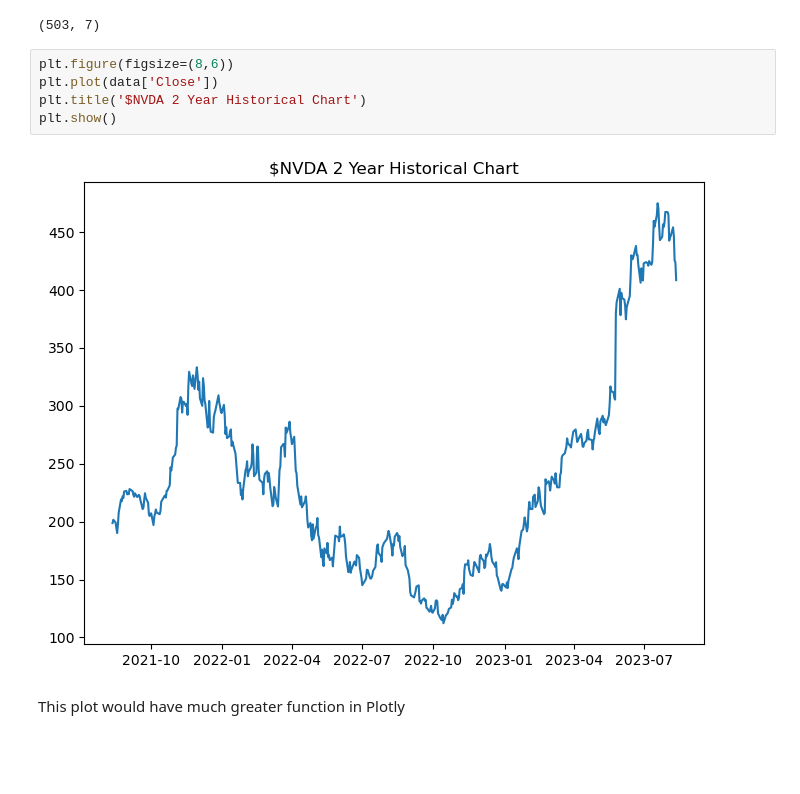
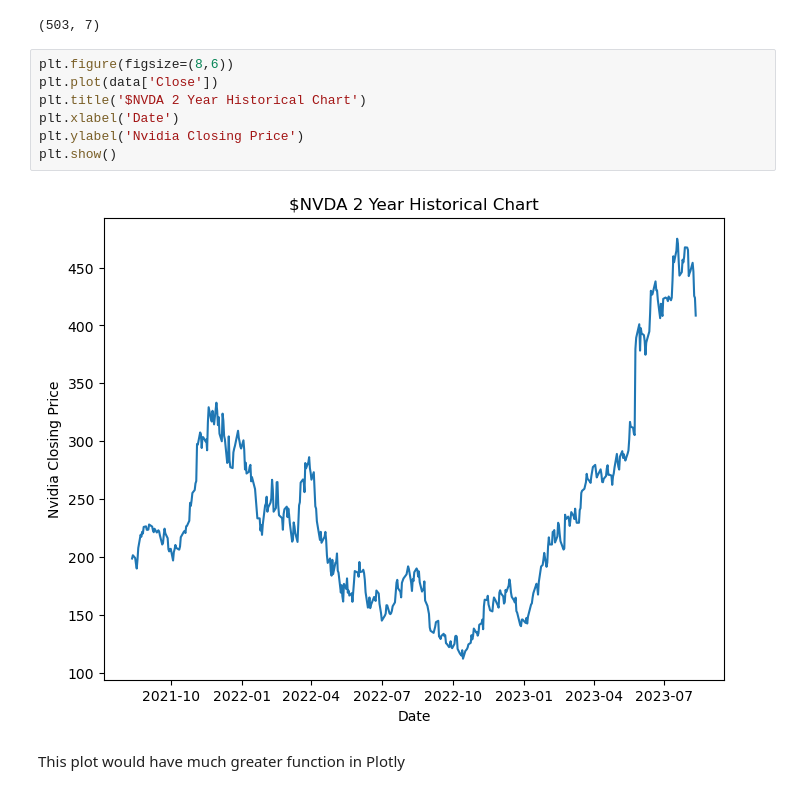
Before and after one commit to npwkeller/NVDA-Stock-Forecast, a Jupyter notebook: Stock_analysis.ipynb, the cells around one changed output. Cells and saved outputs as stored; diff of their text form; blank space fills up the shorter version.

```diff
--- a/Stock_analysis.ipynb
+++ b/Stock_analysis.ipynb
@@ -44,10 +44,12 @@ data.shape
 # %%
 plt.figure(figsize=(8,6))
 plt.plot(data['Close'])
 plt.title('$NVDA 2 Year Historical Chart')
+plt.xlabel('Date')
+plt.ylabel('Nvidia Closing Price')
 plt.show()
 # %% [output]
-[figure, old version]
+[figure, new version]
 # %% [markdown]
 This plot would have much greater function in Plotly
 # %%
```
Also changed, not shown: parts of 3 cells of this notebook.
